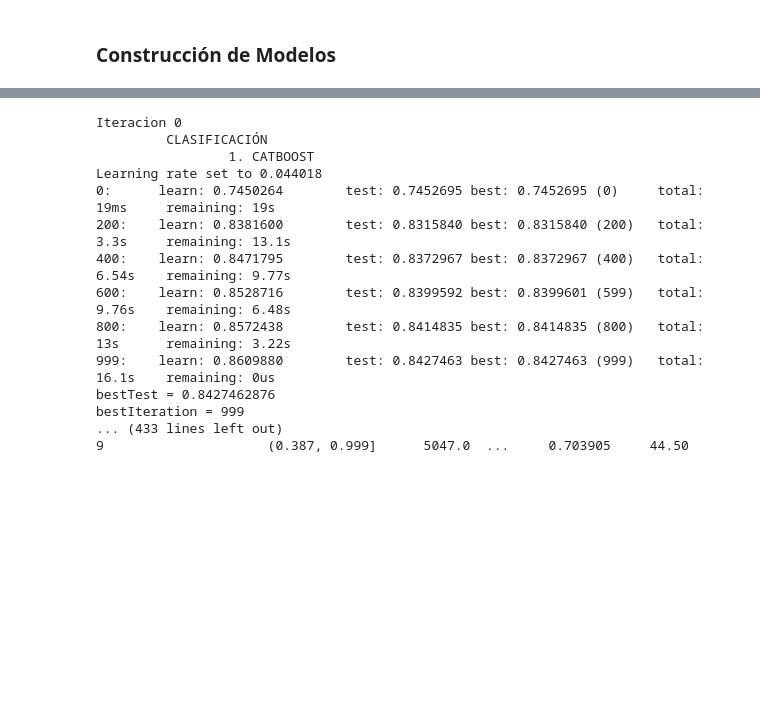
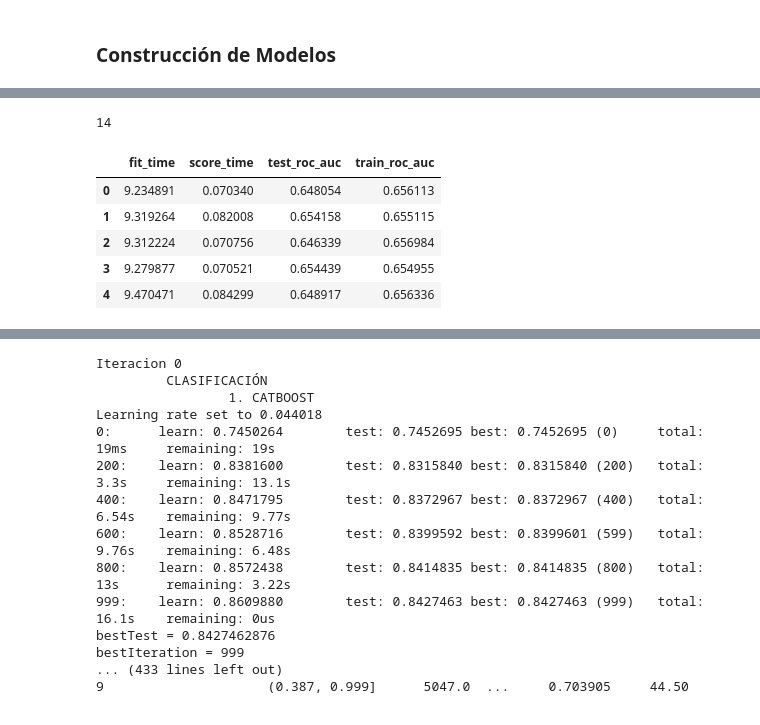
Before and after one commit to mlaricobar/solution-datathon-interbank-2020, a Jupyter notebook: [04] Model Building.ipynb, the cells around one changed output, grey strips where cells are left out. Cells and saved outputs as stored; diff of their text form; code cells hidden in the pictures; blank space fills up the shorter version.

```diff
--- a/[04] Model Building.ipynb
+++ b/[04] Model Building.ipynb
@@ -345,0 +455,13 @@ def model_with_cv(df_train, df_test, target_class, predictores, df_val=None):
+# %%
+len(predictores_ordered)
+# %% [output]
+14
+# %%
+pd.DataFrame(cbt_metrics_dict)
+# %% [output]
+|  | fit_time | score_time | test_roc_auc | train_roc_auc |
+| 0 | 9.234891 | 0.070340 | 0.648054 | 0.656113 |
+| 1 | 9.319264 | 0.082008 | 0.654158 | 0.655115 |
+| 2 | 9.312224 | 0.070756 | 0.646339 | 0.656984 |
+| 3 | 9.279877 | 0.070521 | 0.654439 | 0.654955 |
+| 4 | 9.470471 | 0.084299 | 0.648917 | 0.656336 |
```
Also changed, not shown: parts of 20 cells of this notebook.
